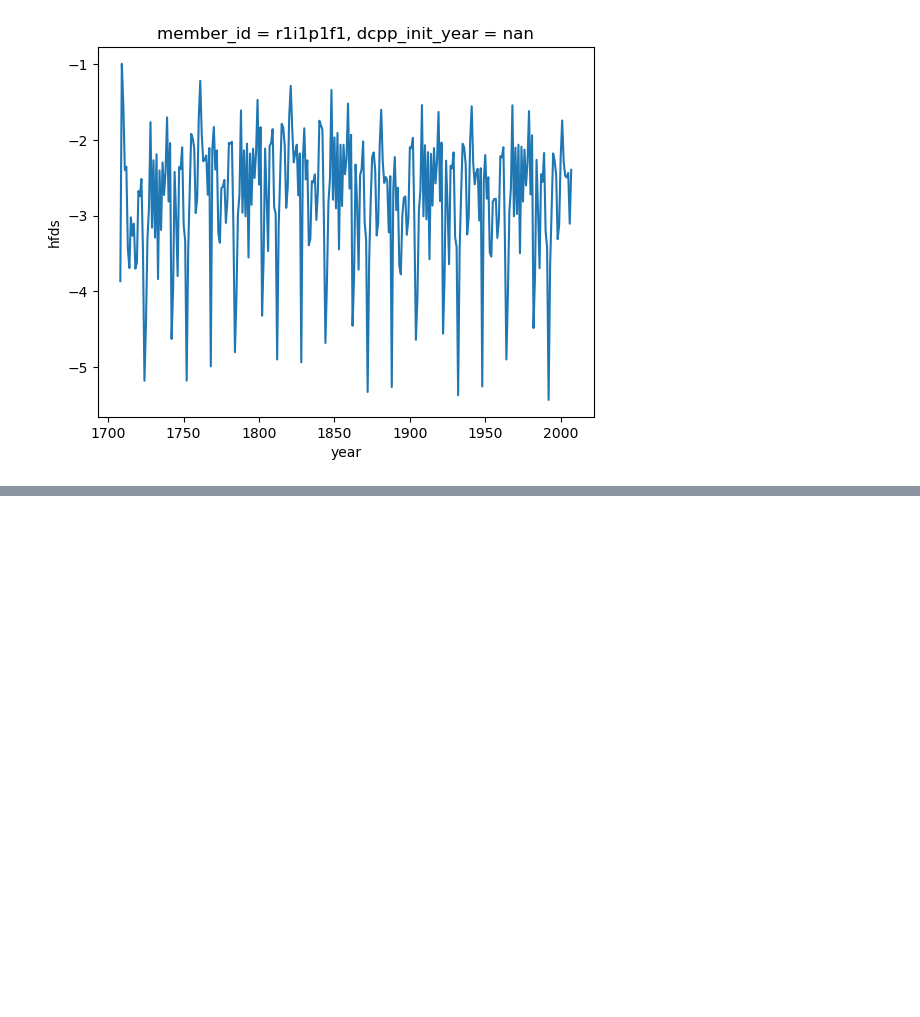
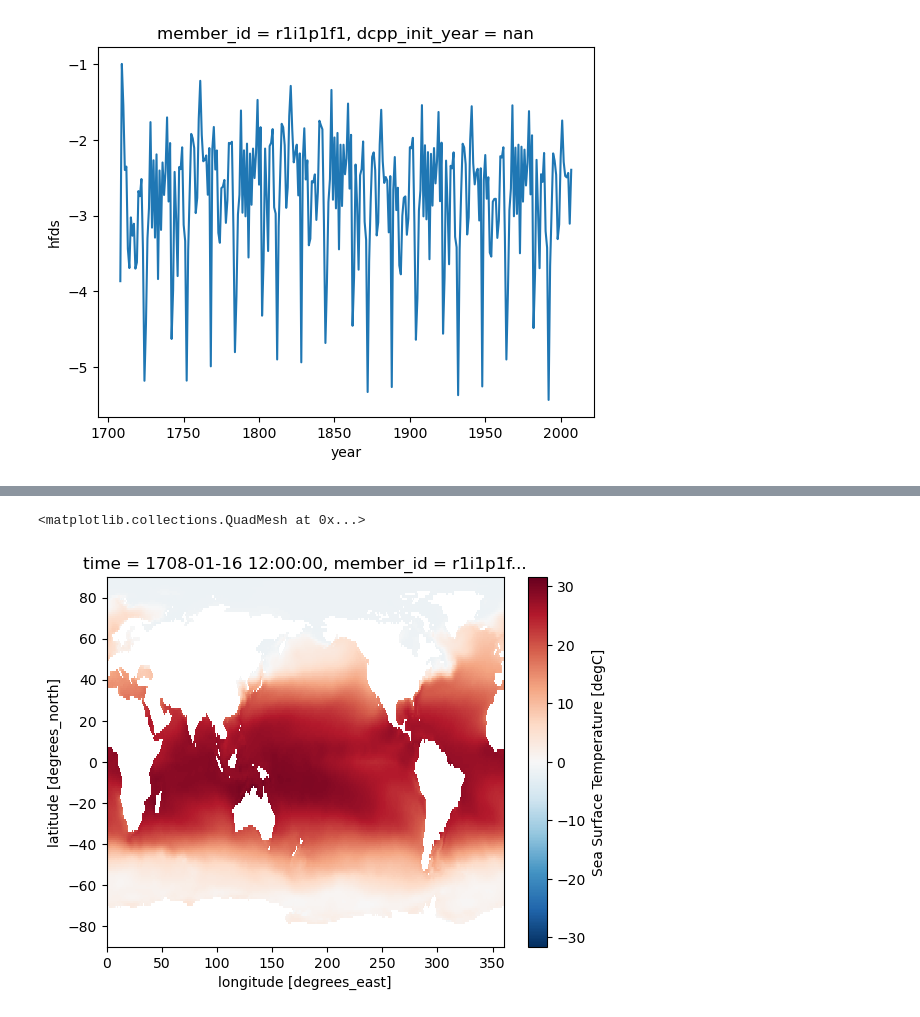
Before and after one commit to hirnas/e440-final, a Jupyter notebook: e440proj.ipynb, the cells around one changed output, grey strips where cells are left out. Drawn from its saved outputs; the diff is of its cells as text; code cells hidden in the pictures; blank space fills up the shorter version.

```diff
--- a/e440proj.ipynb
+++ b/e440proj.ipynb
@@ -520,3 +520,11 @@ testplotdata.plot()
 # %% [output]
 [<matplotlib.lines.Line2D at 0x...>]
 [figure]
+# %%
+ocat_tos = ocat.search(
+    variable_id = 'tos'
+)
+dset_dict_tos = ocat_tos.to_dataset_dict(
+    xarray_open_kwargs={"consolidated": True, "decode_times": True, "use_cftime": True}
+)
+dset_dict_tos
@@ -522,0 +564,5 @@ testplotdata.plot()
+# %%
+dset_dict_tos['OMIP.NOAA-GFDL.GFDL-CM4.omip1.Omon.gr'].tos.isel(time=0).plot()
+# %% [output]
+<matplotlib.collections.QuadMesh at 0x...>
+[figure, added]
```
Also changed, not shown: parts of 4 cells of this notebook.
